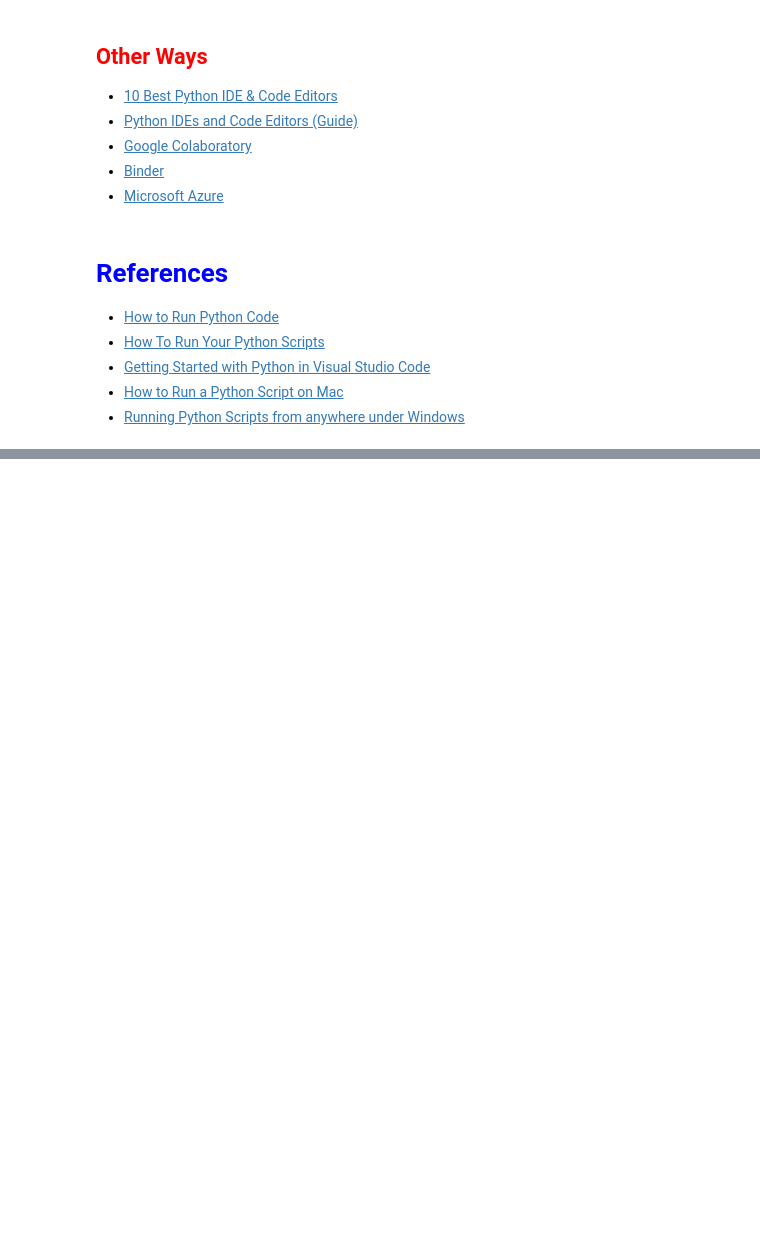
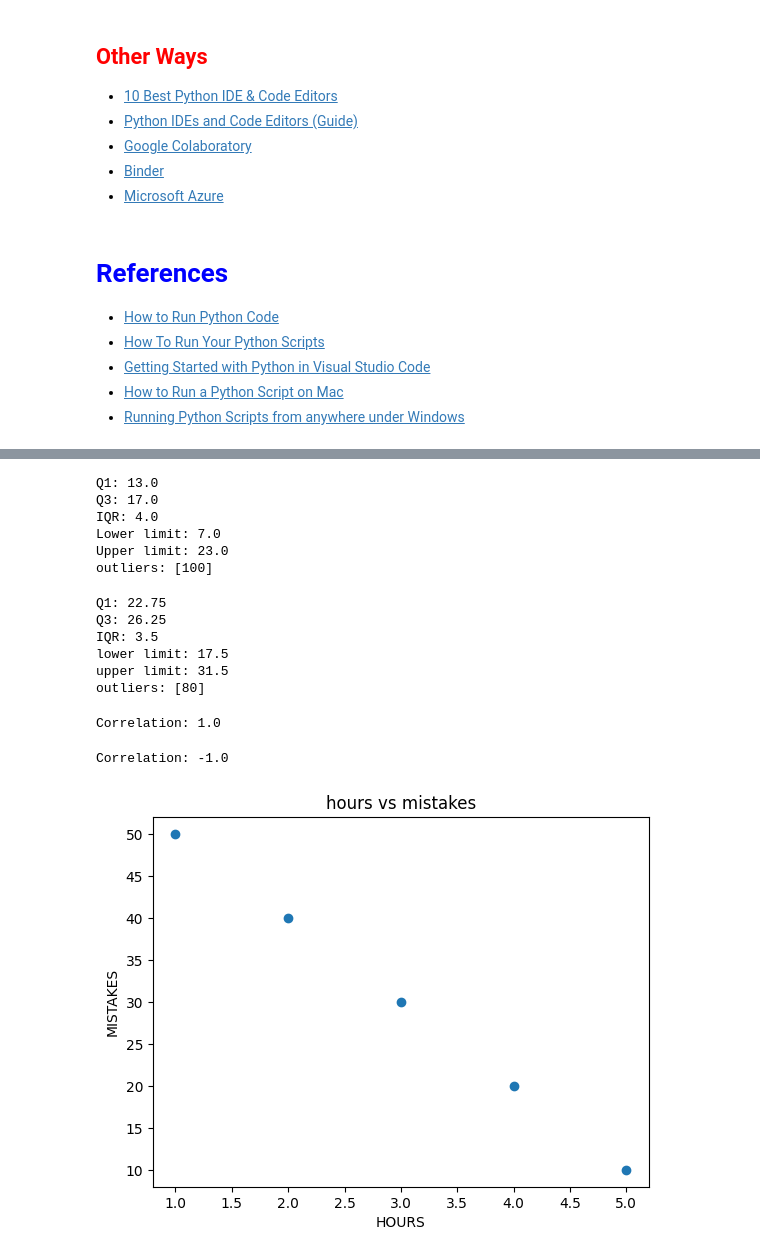
Before and after one commit to saranyasivasubramaniyam11-lgtm/-voice-phishing-detection, a Jupyter notebook: welcome/running_python.ipynb, the cells around one changed output, grey strips where cells are left out. Cells and saved outputs as stored; diff of their text form; code cells hidden in the pictures; blank space fills up the shorter version.

Commit message:
correlation practice

```diff
--- a/welcome/running_python.ipynb
+++ b/welcome/running_python.ipynb
@@ -235,0 +244,72 @@ array([38.])
+# %%
+import numpy as np
+data=[10,12,13,14,15,16,17,18,100]
+outliers=[]
+Q1=np.percentile(data,25)
+Q3=np.percentile(data,75)
+IQR=Q3-Q1
+lower_limit = Q1 - 1.5 * IQR
+upper_limit = Q3 + 1.5 * IQR
+for value in data:
+  if value<lower_limit or value>upper_limit:
+    outliers.append(value)
+print("Q1:",Q1)
+print("Q3:",Q3)
+print("IQR:",IQR)
+print("Lower limit:", lower_limit)
+print("Upper limit:", upper_limit)
+print("outliers:",outliers)
+# %% [output]
+Q1: 13.0
+Q3: 17.0
+IQR: 4.0
+Lower limit: 7.0
+Upper limit: 23.0
+outliers: [100]
+# %%
+import numpy as np
+data=[20, 22, 23, 24, 25, 26, 27, 80]
+outliers=[]
+Q1=np.percentile(data,25)
+Q3=np.percentile(data,75)
+IQR=Q3-Q1
+lower_limit=Q1-1.5*IQR
+upper_limit=Q3+1.5*IQR
+for value in data:
+  if value<lower_limit or value>upper_limit:
+    outliers.append(value)
+print("Q1:",Q1)
+print("Q3:",Q3)
+print("IQR:",IQR)
+print("lower limit:",lower_limit)
+print("upper limit:",upper_limit)
+print("outliers:",outliers)
+# %% [output]
+Q1: 22.75
+Q3: 26.25
+IQR: 3.5
+lower limit: 17.5
+upper limit: 31.5
+outliers: [80]
+# %%
+hours=[1,2,3,4,5]
+score=[40,50,60,70,80]
+correlation=np.corrcoef(hours,score)[0,1]
+print("Correlation:",correlation)
+# %% [output]
+Correlation: 1.0
+# %%
+import numpy as np
+import matplotlib.pyplot as plt
+hours = [1, 2, 3, 4, 5]
+mistakes = [50, 40, 30, 20, 10]
+correlation = np.corrcoef(hours, mistakes)[0, 1]
+print("Correlation:", correlation)
+plt.scatter(hours,mistakes)
+plt.xlabel("HOURS")
+plt.ylabel("MISTAKES")
+plt.title("hours vs mistakes")
+plt.show()
+# %% [output]
+Correlation: -1.0
+[figure, added]
```
Also changed, not shown: parts of 12 cells of this notebook.
